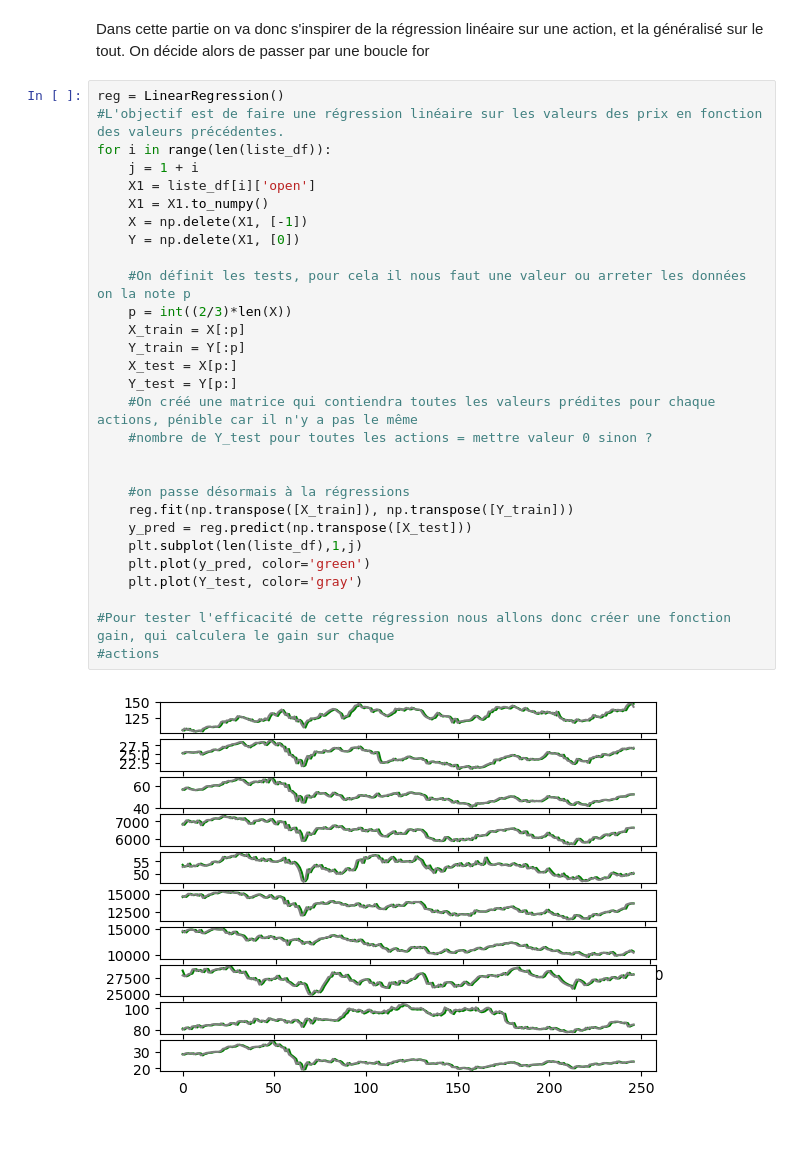
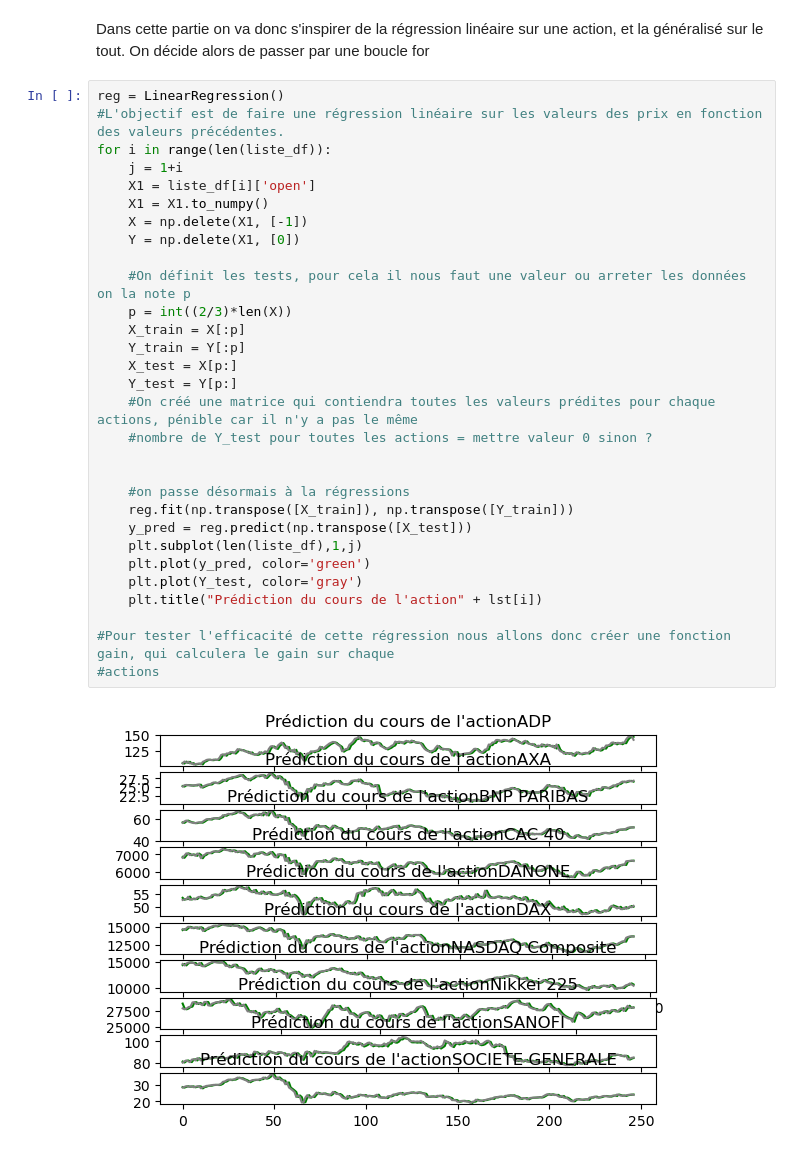
Before and after one commit to antoinerougier/Projet-Python-pour-la-data-science-, a Jupyter notebook: Projetfinal.ipynb, the cells around one changed output. Saved outputs shown, nothing was run; the diff lists cells and outputs as text.

```diff
--- a/Projetfinal.ipynb
+++ b/Projetfinal.ipynb
@@ -191,32 +191,33 @@ On décide alors de passer par une boucle for
 # %%
 reg = LinearRegression()
 #L'objectif est de faire une régression linéaire sur les valeurs des prix en fonction des valeurs précédentes.
 for i in range(len(liste_df)):
-    j = 1 + i
+    j = 1+i
     X1 = liste_df[i]['open']
     X1 = X1.to_numpy()
     X = np.delete(X1, [-1])
     Y = np.delete(X1, [0])
 
     #On définit les tests, pour cela il nous faut une valeur ou arreter les données on la note p
     p = int((2/3)*len(X))
     X_train = X[:p]
     Y_train = Y[:p]
     X_test = X[p:]
     Y_test = Y[p:]
     #On créé une matrice qui contiendra toutes les valeurs prédites pour chaque actions, pénible car il n'y a pas le même
     #nombre de Y_test pour toutes les actions = mettre valeur 0 sinon ?
 
 
     #on passe désormais à la régressions
     reg.fit(np.transpose([X_train]), np.transpose([Y_train]))
     y_pred = reg.predict(np.transpose([X_test]))
     plt.subplot(len(liste_df),1,j)
     plt.plot(y_pred, color='green')
     plt.plot(Y_test, color='gray')
+    plt.title("Prédiction du cours de l'action" + lst[i])
 
 #Pour tester l'efficacité de cette régression nous allons donc créer une fonction gain, qui calculera le gain sur chaque
 #actions
 # %% [output]
-[figure, old version]
+[figure, new version]
 # %% [markdown]
```
Also changed, not shown: parts of 4 cells of this notebook, 2 other files.
